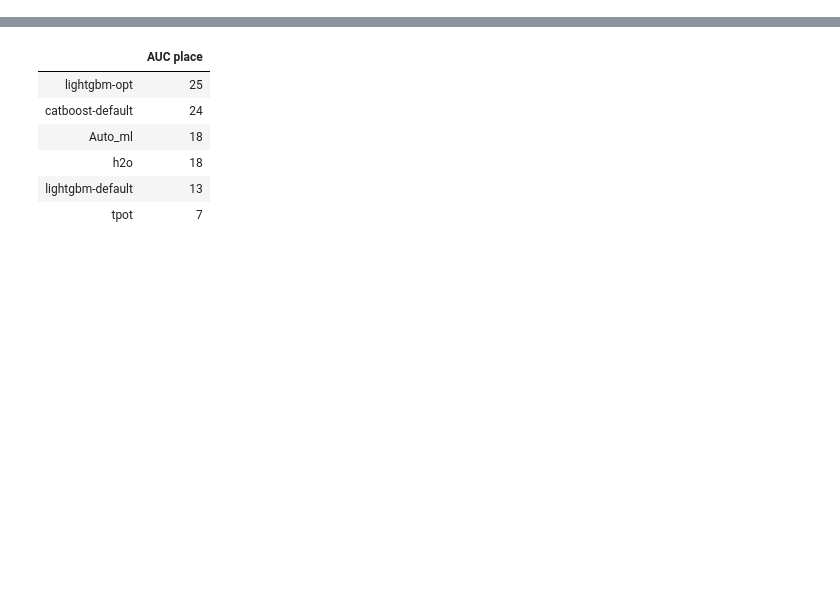
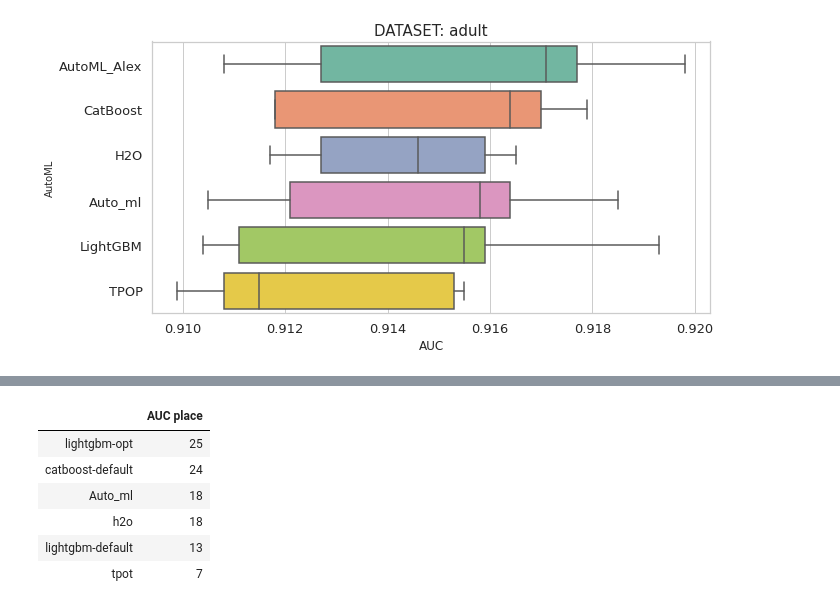
Before and after one commit to Alex-Lekov/AutoML-Benchmark, a Jupyter notebook: binary-classification/bench_v1.ipynb, the cells around one changed output, grey strips where cells are left out. Cells and saved outputs as stored; diff of their text form; code cells hidden in the pictures; blank space fills up the shorter version.

```diff
--- a/binary-classification/bench_v1.ipynb
+++ b/binary-classification/bench_v1.ipynb
@@ -90,3 +114,13 @@ bench_result
+# %%
+all_df.columns = ['AutoML_Alex', 'CatBoost', 'H2O', 'Auto_ml', 'LightGBM', 'TPOP']
+plt.figure(figsize=(10,5),)
+sns.boxplot(data=all_df, orient="h", palette="Set2",).set_title('DATASET: '+dataset_name, size = 15,)
+plt.tick_params(labelsize=13)
+plt.ylabel("AutoML", size=10,)
+plt.xlabel("AUC", size=12)
+plt.savefig(f'{dataset_name}.png')
+# %% [output]
+[figure, added]
 # %%
 bench = pd.io.json.json_normalize(bench_result,).T
 # %%
```
Also changed, not shown: parts of 12 cells of this notebook, 21 other files.
